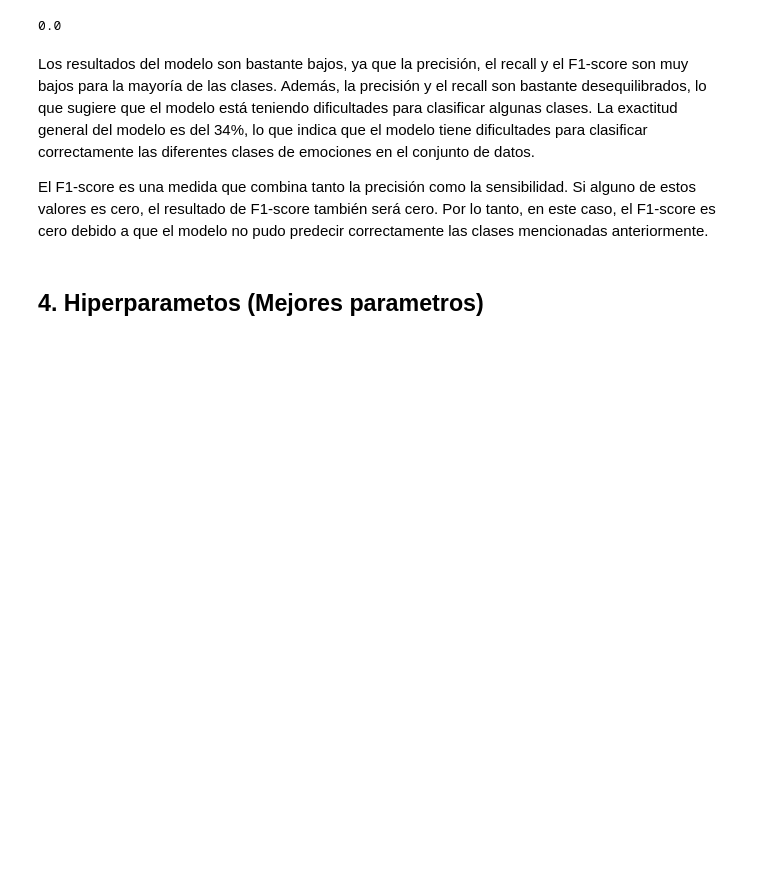
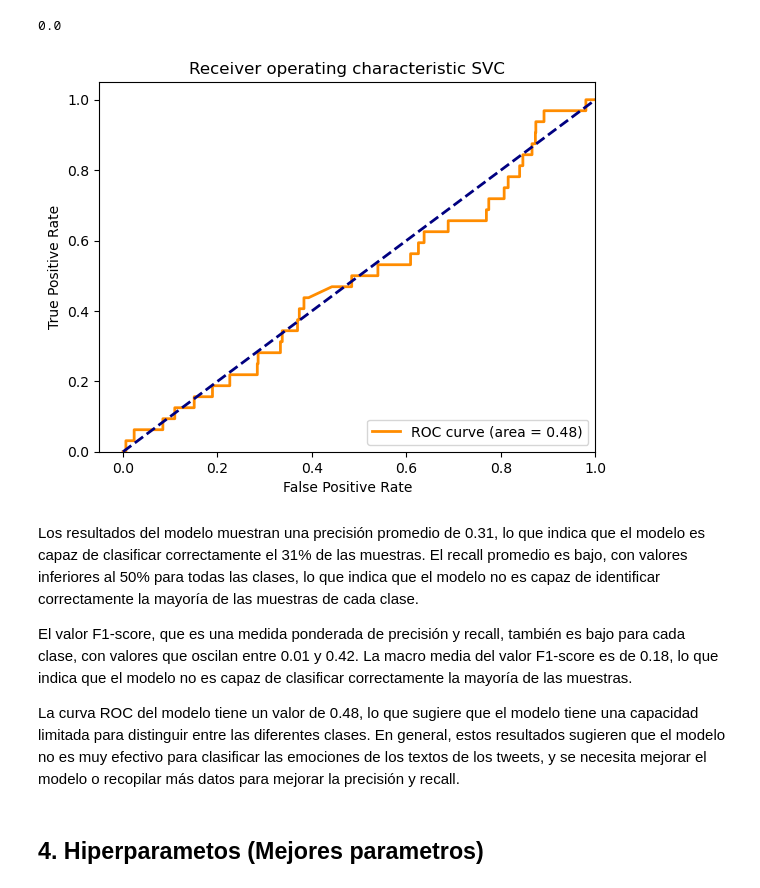
Before and after one commit to neiluz/IT_Academy_ProyectoFinal, a Jupyter notebook: Notebooks/Notebook 4 - Modelaje ML - Clasificacion Base.ipynb, the cells around one changed output. Cells and saved outputs as stored; diff of their text form; code cells hidden in the pictures; blank space fills up the shorter version.

```diff
--- a/Notebooks/Notebook 4 - Modelaje ML - Clasificacion Base.ipynb
+++ b/Notebooks/Notebook 4 - Modelaje ML - Clasificacion Base.ipynb
@@ -331,10 +357,40 @@ f1 = f1_score(y_test, y_pred, average='weighted', labels=[1])
 f1
 # %% [output]
 0.0
+# %%
+from sklearn.metrics import roc_curve
+from sklearn.metrics import auc
+
+# Obtener las probabilidades de la predicción
+y_score = pipe_model.decision_function(X_test)
+
+# Crear un diccionario con los valores necesarios para graficar la curva AUC-ROC
+fpr = {}
+tpr = {}
+roc_auc = {}
+for i in range(3):
+    fpr[i], tpr[i], _ = roc_curve(y_test, y_score[:, i], pos_label=i)
+    roc_auc[i] = auc(fpr[i], tpr[i])
+
+# Graficar la curva AUC-ROC
+plt.figure()
+plt.plot(fpr[0], tpr[0], color='darkorange', lw=2, label='ROC curve (area = %0.2f)' % roc_auc[0])
+plt.plot([0, 1], [0, 1], color='navy', lw=2, linestyle='--')
+plt.xlim([-0.05, 1.0])
+plt.ylim([0.0, 1.05])
+plt.xlabel('False Positive Rate')
+plt.ylabel('True Positive Rate')
+plt.title('Receiver operating characteristic SVC')
+plt.legend(loc="lower right")
+plt.show()
+# %% [output]
+[figure, added]
 # %% [markdown]
-Los resultados del modelo son bastante bajos, ya que la precisión, el recall y el F1-score son muy bajos para la mayoría de las clases. Además, la precisión y el recall son bastante desequilibrados, lo que sugiere que el modelo está teniendo dificultades para clasificar algunas clases. La exactitud general del modelo es del 34%, lo que indica que el modelo tiene dificultades para clasificar correctamente las diferentes clases de emociones en el conjunto de datos.
+Los resultados del modelo muestran una precisión promedio de 0.31, lo que indica que el modelo es capaz de clasificar correctamente el 31% de las muestras. El recall promedio es bajo, con valores inferiores al 50% para todas las clases, lo que indica que el modelo no es capaz de identificar correctamente la mayoría de las muestras de cada clase.
 
-El F1-score es una medida que combina tanto la precisión como la sensibilidad. Si alguno de estos valores es cero, el resultado de F1-score también será cero. Por lo tanto, en este caso, el F1-score es cero debido a que el modelo no pudo predecir correctamente las clases mencionadas anteriormente.
+El valor F1-score, que es una medida ponderada de precisión y recall, también es bajo para cada clase, con valores que oscilan entre 0.01 y 0.42. La macro media del valor F1-score es de 0.18, lo que indica que el modelo no es capaz de clasificar correctamente la mayoría de las muestras.
+
+La curva ROC del modelo tiene un valor de 0.48, lo que sugiere que el modelo tiene una capacidad limitada para distinguir entre las diferentes clases. En general, estos resultados sugieren que el modelo no es muy efectivo para clasificar las emociones de los textos de los tweets, y se necesita mejorar el modelo o recopilar más datos para mejorar la precisión y recall.
 # %% [markdown]
 ## 4.  Hiperparametos (Mejores parametros)
 # %%
```
Also changed, not shown: parts of 16 cells of this notebook.
